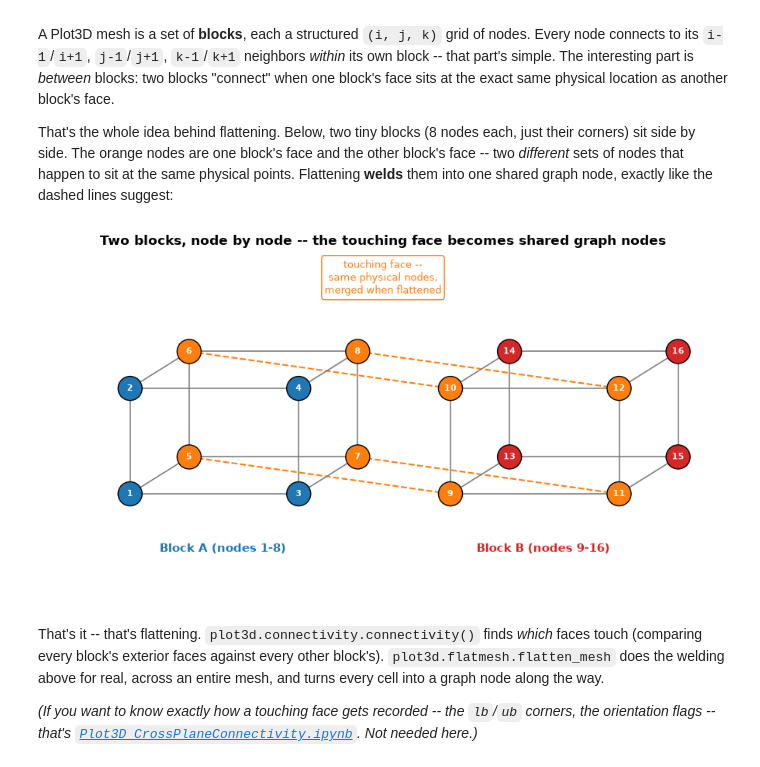
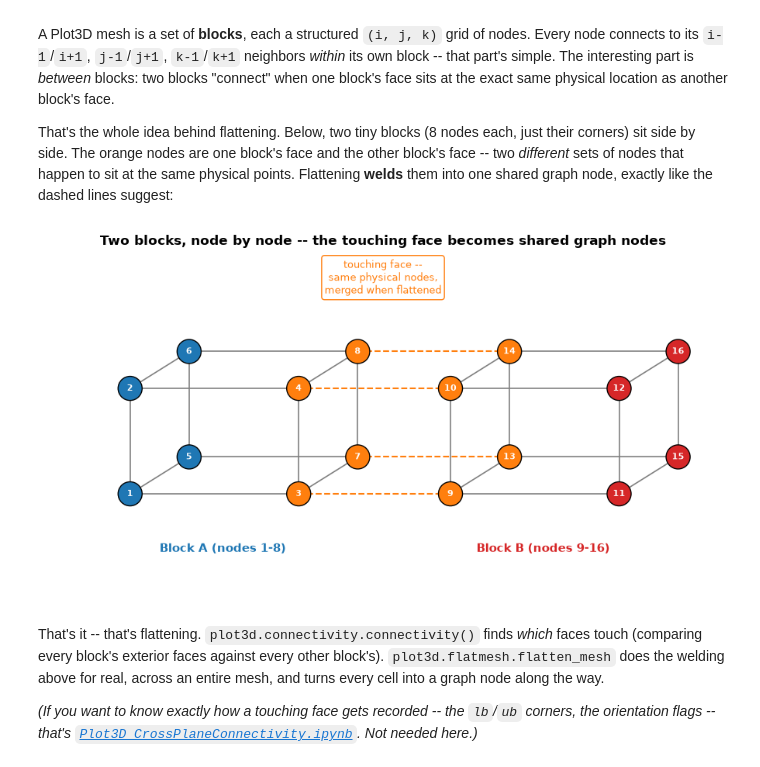
Before and after one commit to nasa/Plot3D_utilities, a Jupyter notebook: colab/Plot3D_Flatten.ipynb, the cells around one changed output. Cells and saved outputs as stored; diff of their text form; code cells hidden in the pictures.

```diff
--- a/colab/Plot3D_Flatten.ipynb
+++ b/colab/Plot3D_Flatten.ipynb
@@ -72,7 +72,7 @@ def cube_graph(base_id, x_origin, color):
     """8 corner nodes of a unit cube, id = base_id + 4*i + 2*j + k + 1,
     laid out with a slight (i-axis) skew so the cube reads as 3D on a flat
     2D plot. Returns the graph, its node positions, and the two node id
-    lists for the i=0 and i=1 faces (the ones that can touch a neighbor)."""
+    lists for the j=0 and j=1 faces (the ones that can touch a neighbor)."""
     G = nx.Graph()
     pos, ids = {}, {}
     for i in (0, 1):
@@ -89,46 +89,46 @@ def cube_graph(base_id, x_origin, color):
                     ii, jj, kk = i + di, j + dj, k + dk
                     if ii <= 1 and jj <= 1 and kk <= 1:
                         G.add_edge(ids[(i, j, k)], ids[(ii, jj, kk)])
-    face_i0 = [ids[(0, j, k)] for j in (0, 1) for k in (0, 1)]
-    face_i1 = [ids[(1, j, k)] for j in (0, 1) for k in (0, 1)]
-    return G, pos, face_i0, face_i1
+    face_j0 = [ids[(i, 0, k)] for i in (0, 1) for k in (0, 1)]
+    face_j1 = [ids[(i, 1, k)] for i in (0, 1) for k in (0, 1)]
+    return G, pos, face_j0, face_j1
 
 
-GA, posA, A_i0, A_i1 = cube_graph(base_id=0, x_origin=0.0, color="tab:blue")
-GB, posB, B_i0, B_i1 = cube_graph(base_id=8, x_origin=1.9, color="tab:red")
+GA, posA, A_j0, A_j1 = cube_graph(base_id=0, x_origin=0.0, color="tab:blue")
+GB, posB, B_j0, B_j1 = cube_graph(base_id=8, x_origin=1.9, color="tab:red")
 G = nx.compose(GA, GB)
 pos = {**posA, **posB}
 
-touching = set(A_i1) | set(B_i0)
+touching = set(A_j1) | set(B_j0)
 node_colors = ["tab:orange" if n in touching else ("tab:blue" if n <= 8 else "tab:red") for n in G.nodes]
 
 fig, ax = plt.subplots(figsize=(9, 5))
 nx.draw_networkx_edges(G, pos, ax=ax, edge_color="gray", width=1.2)
 nx.draw_networkx_nodes(G, pos, ax=ax, node_color=node_colors, node_size=500,
                        edgecolors="black", linewidths=1.0)
 nx.draw_networkx_labels(G, pos, ax=ax, font_size=8, font_color="white", font_weight="bold")
 
-# weld lines: block A's i=1 face node <-> the matching block B i=0 face
-# node (matched by (j, k), i.e. "the corner in the same spot")
-for a, b in zip(A_i1, B_i0):
+# weld lines: block A's j=1 face node <-> the matching block B j=0 face
+# node (matched by (i, k), i.e. "the corner in the same spot")
+for a, b in zip(A_j1, B_j0):
     xa, ya = pos[a]
     xb, yb = pos[b]
     ax.plot([xa, xb], [ya, yb], linestyle="--", color="tab:orange", linewidth=1.5, zorder=0)
 
 ax.text(0.55, -0.55, "Block A (nodes 1-8)", ha="center", fontsize=11, fontweight="bold", color="tab:blue")
 ax.text(2.45, -0.55, "Block B (nodes 9-16)", ha="center", fontsize=11, fontweight="bold", color="tab:red")
 ax.text(1.5, 1.9, "touching face --\nsame physical nodes,\nmerged when flattened",
         ha="center", fontsize=9, color="tab:orange",
         bbox=dict(boxstyle="round,pad=0.3", facecolor="white", edgecolor="tab:orange"))
 ax.set_title("Two blocks, node by node -- the touching face becomes shared graph nodes",
              fontsize=12, fontweight="bold")
 ax.axis("off")
 ax.set_xlim(-0.5, 3.5)
 ax.set_ylim(-1.0, 2.3)
 plt.tight_layout()
 plt.show()
 # %% [output]
-[figure, old version]
+[figure, new version]
 # %% [markdown]
 That's it -- that's flattening. `plot3d.connectivity.connectivity()` finds
 *which* faces touch (comparing every block's exterior faces against every
```
Also changed, not shown: parts of 10 cells of this notebook.
